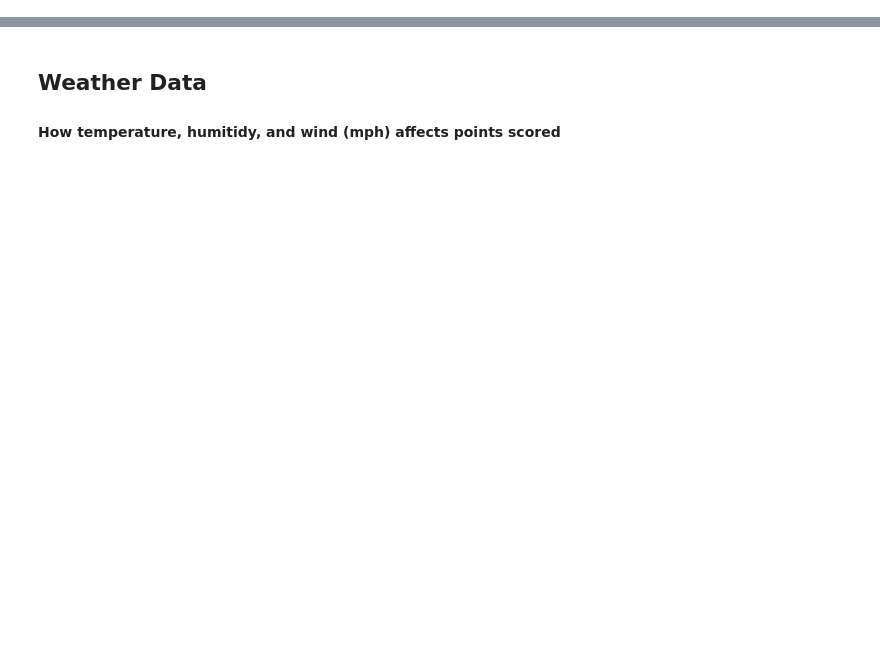
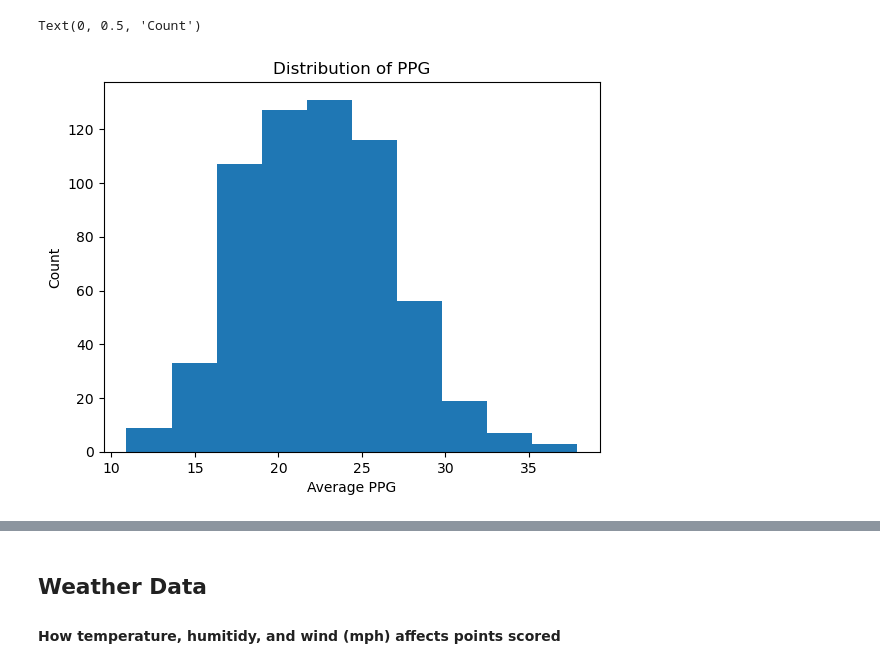
Before and after one commit to jtunley14/SundayProphet, a Jupyter notebook: NFL Sports Betting Capstone.ipynb, the cells around one changed output, grey strips where cells are left out. Drawn from its saved outputs; the diff is of its cells as text; code cells hidden in the pictures; blank space fills up the shorter version.

```diff
--- a/NFL Sports Betting Capstone.ipynb
+++ b/NFL Sports Betting Capstone.ipynb
@@ -1272,0 +1273,2 @@ Index(['SeasonID', 'PPG', 'Tot_TDs_PG', '1st_Downs_PG', 'Rush_1st_Downs_PG',
+# %%
+EDA = fun.copy()
@@ -1272,0 +1315,9 @@ Index(['SeasonID', 'PPG', 'Tot_TDs_PG', '1st_Downs_PG', 'Rush_1st_Downs_PG',
+# %%
+EDA['PPG'].plot(kind='hist')
+plt.title('Distribution of PPG')
+plt.xlabel('Average PPG')
+plt.ylabel('Count')
+# Normal distribution, not clear skew
+# %% [output]
+Text(0, 0.5, 'Count')
+[figure, added]
```
Also changed, not shown: parts of 214 cells of this notebook, 2 other files.
